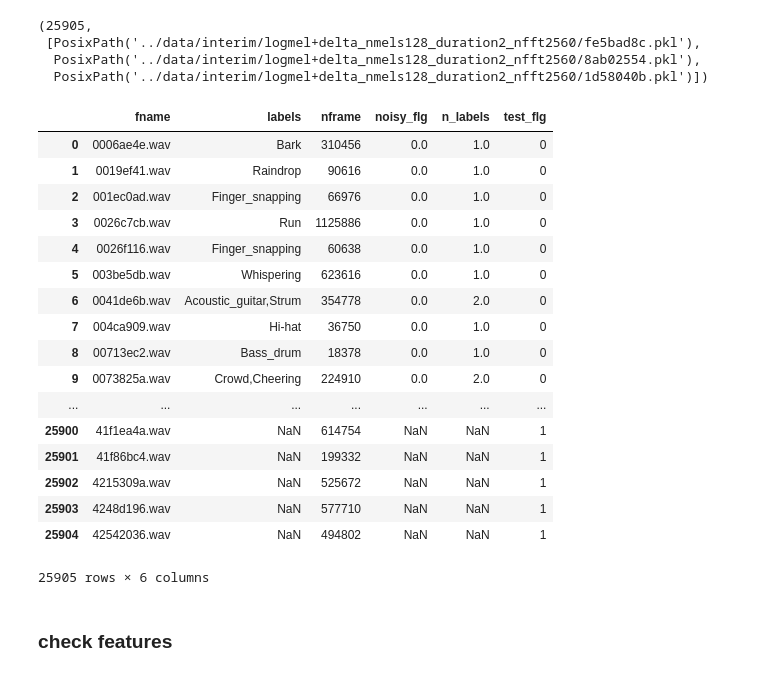
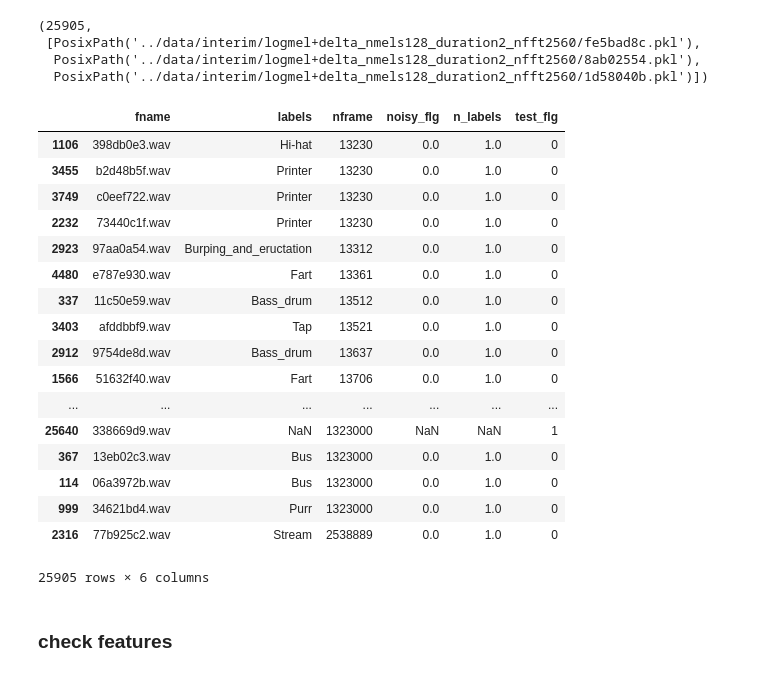
Before and after one commit to hakubishin3/kaggle_freesound2019, a Jupyter notebook: notebooks/check_logmel_features.ipynb, the cells around one changed output. Saved outputs shown, nothing was run; the diff lists cells and outputs as text; code cells hidden in the pictures.

```diff
--- a/notebooks/check_logmel_features.ipynb
+++ b/notebooks/check_logmel_features.ipynb
@@ -71,25 +71,25 @@ len(fe_list), fe_list[:3]
   PosixPath('../data/interim/logmel+delta_nmels128_duration2_nfft2560/8ab02554.pkl'),
   PosixPath('../data/interim/logmel+delta_nmels128_duration2_nfft2560/1d58040b.pkl')])
 # %%
-total
+total.sort_values("nframe")
 # %% [output]
 |  | fname | labels | nframe | noisy_flg | n_labels | test_flg |
-| 0 | 0006ae4e.wav | Bark | 310456 | 0.0 | 1.0 | 0 |
-| 1 | 0019ef41.wav | Raindrop | 90616 | 0.0 | 1.0 | 0 |
-| 2 | 001ec0ad.wav | Finger_snapping | 66976 | 0.0 | 1.0 | 0 |
-| 3 | 0026c7cb.wav | Run | 1125886 | 0.0 | 1.0 | 0 |
-| 4 | 0026f116.wav | Finger_snapping | 60638 | 0.0 | 1.0 | 0 |
-| 5 | 003be5db.wav | Whispering | 623616 | 0.0 | 1.0 | 0 |
-| 6 | 0041de6b.wav | Acoustic_guitar,Strum | 354778 | 0.0 | 2.0 | 0 |
-| 7 | 004ca909.wav | Hi-hat | 36750 | 0.0 | 1.0 | 0 |
-| 8 | 00713ec2.wav | Bass_drum | 18378 | 0.0 | 1.0 | 0 |
-| 9 | 0073825a.wav | Crowd,Cheering | 224910 | 0.0 | 2.0 | 0 |
+| 1106 | 398db0e3.wav | Hi-hat | 13230 | 0.0 | 1.0 | 0 |
+| 3455 | b2d48b5f.wav | Printer | 13230 | 0.0 | 1.0 | 0 |
+| 3749 | c0eef722.wav | Printer | 13230 | 0.0 | 1.0 | 0 |
+| 2232 | 73440c1f.wav | Printer | 13230 | 0.0 | 1.0 | 0 |
+| 2923 | 97aa0a54.wav | Burping_and_eructation | 13312 | 0.0 | 1.0 | 0 |
+| 4480 | e787e930.wav | Fart | 13361 | 0.0 | 1.0 | 0 |
+| 337 | 11c50e59.wav | Bass_drum | 13512 | 0.0 | 1.0 | 0 |
+| 3403 | afddbbf9.wav | Tap | 13521 | 0.0 | 1.0 | 0 |
+| 2912 | 9754de8d.wav | Bass_drum | 13637 | 0.0 | 1.0 | 0 |
+| 1566 | 51632f40.wav | Fart | 13706 | 0.0 | 1.0 | 0 |
 | ... | ... | ... | ... | ... | ... | ... |
-| 25900 | 41f1ea4a.wav | NaN | 614754 | NaN | NaN | 1 |
-| 25901 | 41f86bc4.wav | NaN | 199332 | NaN | NaN | 1 |
-| 25902 | 4215309a.wav | NaN | 525672 | NaN | NaN | 1 |
-| 25903 | 4248d196.wav | NaN | 577710 | NaN | NaN | 1 |
-| 25904 | 42542036.wav | NaN | 494802 | NaN | NaN | 1 |
+| 25640 | 338669d9.wav | NaN | 1323000 | NaN | NaN | 1 |
+| 367 | 13eb02c3.wav | Bus | 1323000 | 0.0 | 1.0 | 0 |
+| 114 | 06a3972b.wav | Bus | 1323000 | 0.0 | 1.0 | 0 |
+| 999 | 34621bd4.wav | Purr | 1323000 | 0.0 | 1.0 | 0 |
+| 2316 | 77b925c2.wav | Stream | 2538889 | 0.0 | 1.0 | 0 |
 25905 rows × 6 columns
 # %% [markdown]
 ### check features
```
Also changed, not shown: parts of 4 cells of this notebook, 7 other files.
